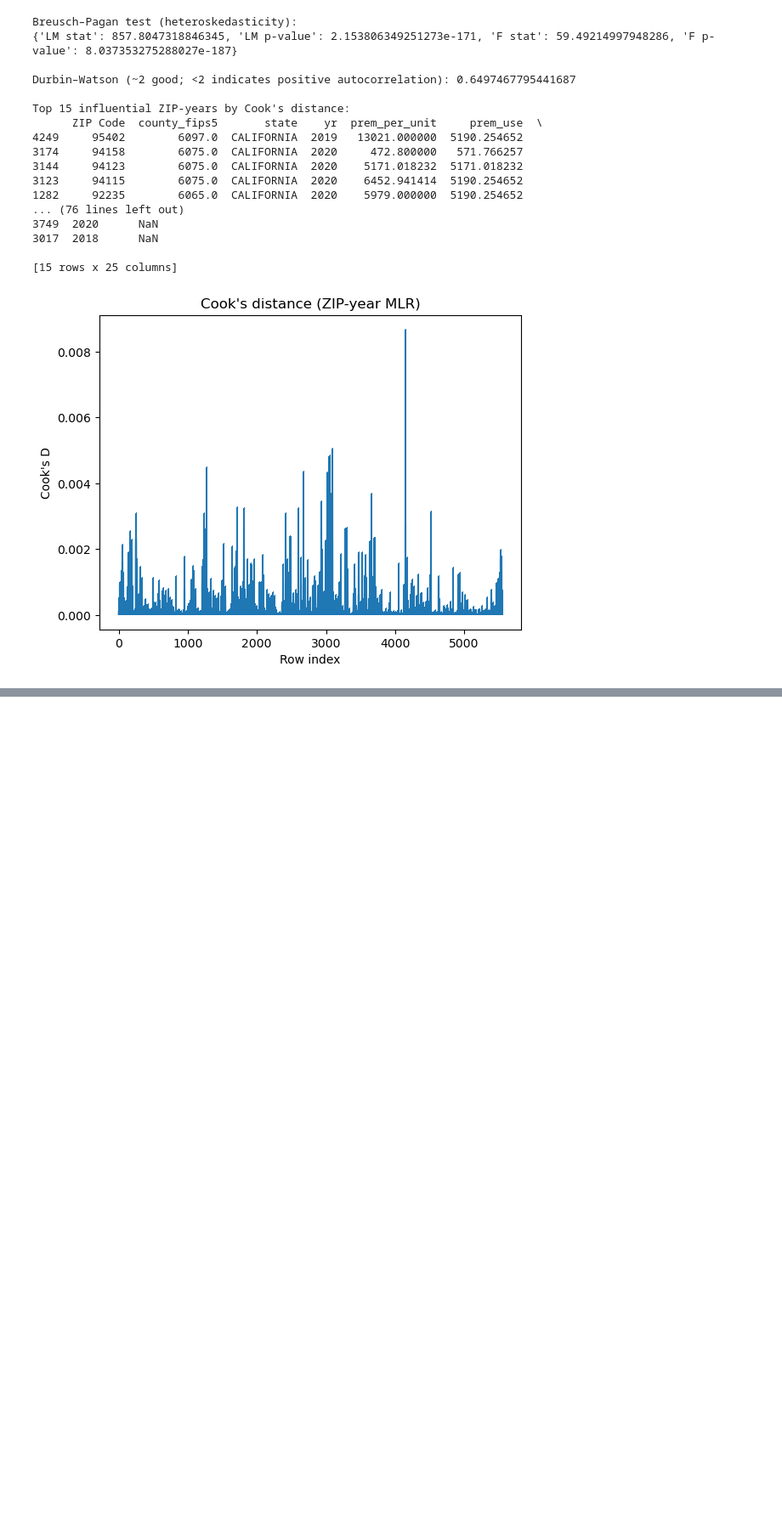
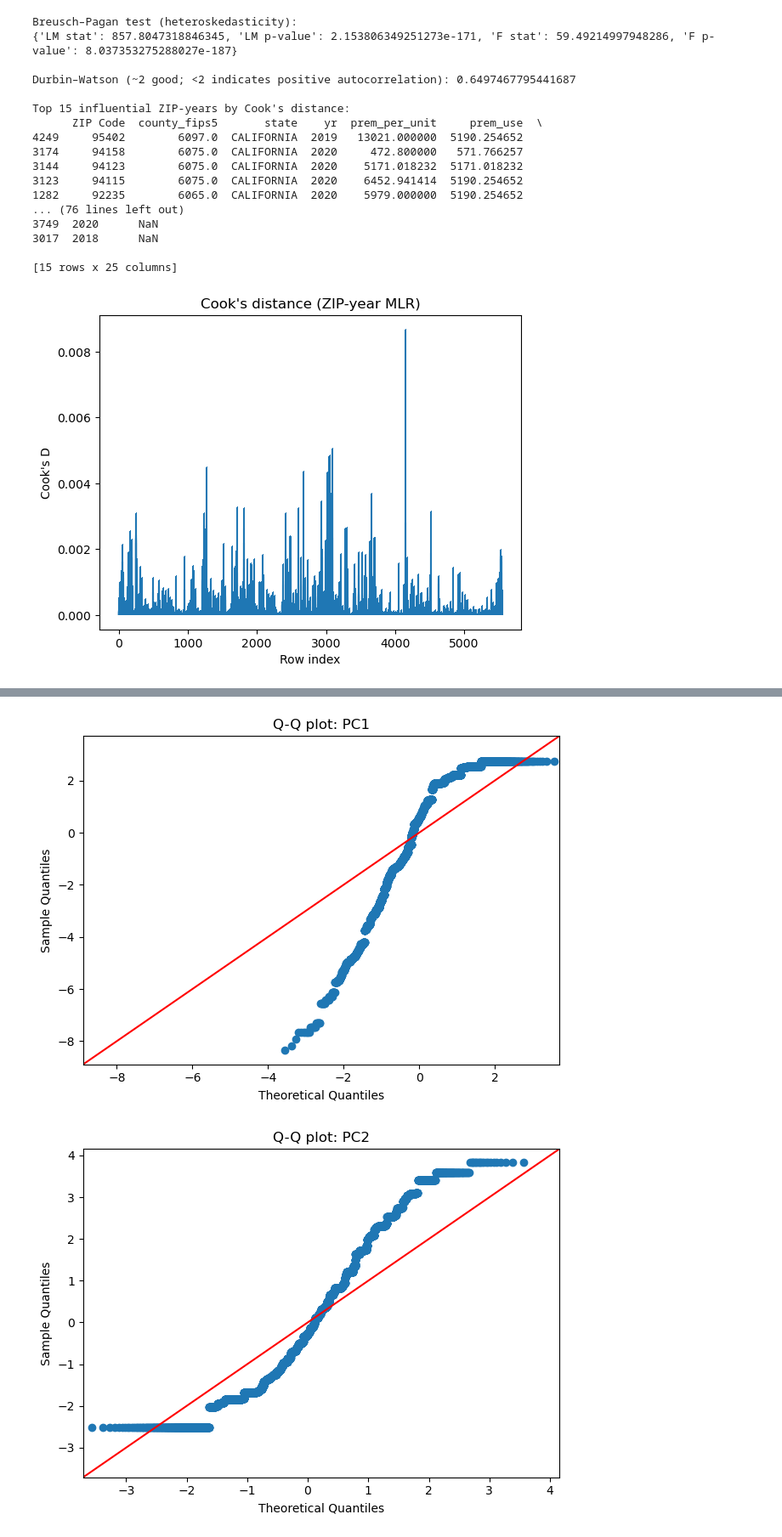
Before and after one commit to Ramil-cyber/Capstone_Citizensbank_climate-risk_insurance-exposure_monitoring, a Jupyter notebook: 03_code/data_exploration/machine_learning_and_MLR_for_insruance_prem_california_JIPU.ipynb, the cells around one changed output, grey strips where cells are left out. Shown at 85% size. Saved outputs shown, nothing was run; the diff lists cells and outputs as text; code cells hidden in the pictures; blank space fills up the shorter version.

```diff
--- a/03_code/data_exploration/machine_learning_and_MLR_for_insruance_prem_california_JIPU.ipynb
+++ b/03_code/data_exploration/machine_learning_and_MLR_for_insruance_prem_california_JIPU.ipynb
@@ -1558,0 +1843,11 @@ Top 15 influential ZIP-years by Cook's distance:
+# %%
+import statsmodels.api as sm
+
+for c in cols:
+    sm.qqplot(pc_scores[c].dropna(), line="45")
+    plt.title(f"Q-Q plot: {c}")
+    plt.tight_layout()
+    plt.show()
+# %% [output]
+[figure, added]
+[figure, added]
```
Also changed, not shown: parts of 39 cells of this notebook, 8 other files.
